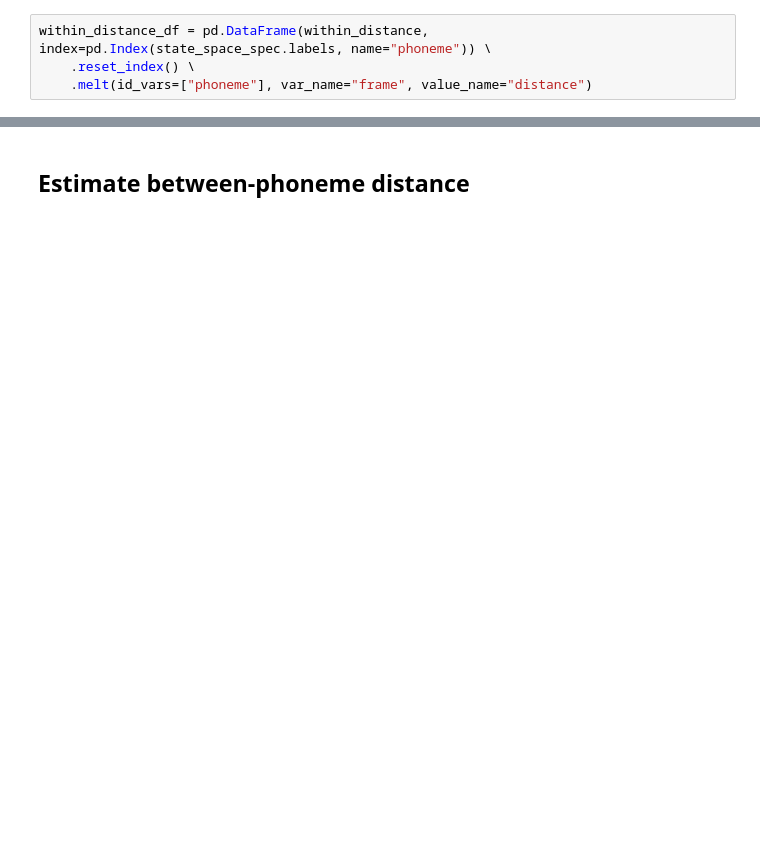
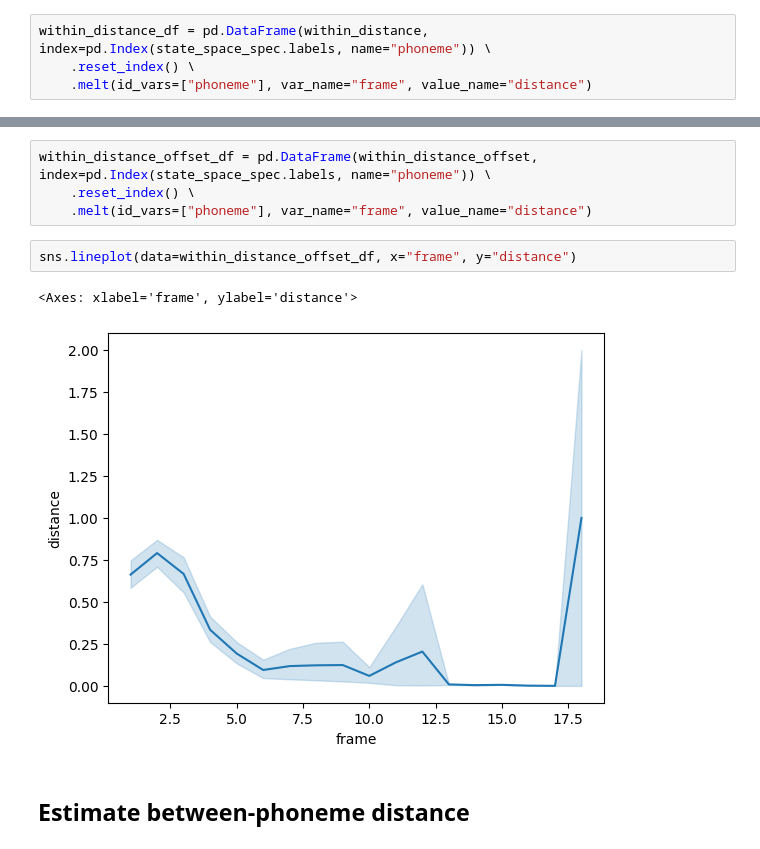
Before and after one commit to hans/ideal-word-representations, a Jupyter notebook: notebooks/phoneme_coherence.ipynb, the cells around one changed output, grey strips where cells are left out. Drawn from its saved outputs; the diff is of its cells as text; blank space fills up the shorter version.

```diff
--- a/notebooks/phoneme_coherence.ipynb
+++ b/notebooks/phoneme_coherence.ipynb
@@ -112,3 +114,12 @@ sns.lineplot(data=within_distance_df, x="frame", y="distance")
+# %%
+within_distance_offset_df = pd.DataFrame(within_distance_offset, index=pd.Index(state_space_spec.labels, name="phoneme")) \
+    .reset_index() \
+    .melt(id_vars=["phoneme"], var_name="frame", value_name="distance")
+# %%
+sns.lineplot(data=within_distance_offset_df, x="frame", y="distance")
+# %% [output]
+<Axes: xlabel='frame', ylabel='distance'>
+[figure, added]
 # %% [markdown]
 ## Estimate between-phoneme distance
 # %%
```
Also changed, not shown: parts of 15 cells of this notebook.
